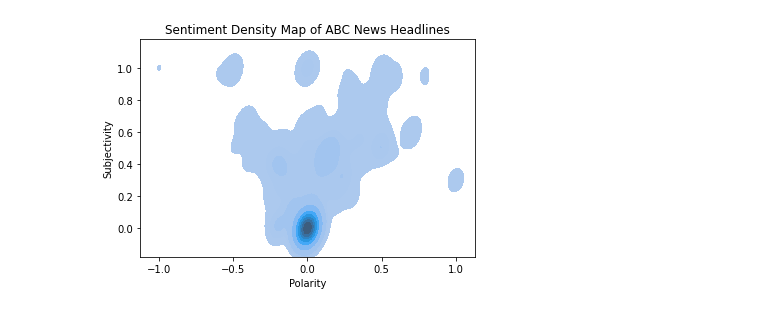
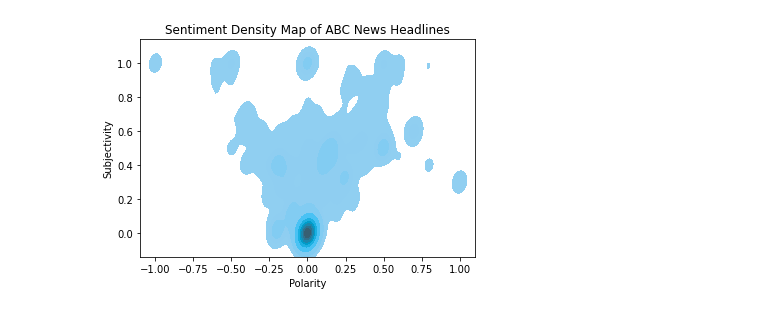
Before and after one commit to markalas/news-sentiment-analysis, a Jupyter notebook: main.ipynb, the cells around one changed output. Saved outputs shown, nothing was run; the diff lists cells and outputs as text; code cells hidden in the pictures.

Commit message:
Updated main.ipynb with charts

```diff
--- a/main.ipynb
+++ b/main.ipynb
@@ -78,30 +37,0 @@ abc_data_df['status_category'] = abc_data_df['status_type'].apply(status_cat)
-# %%
-# Calculate total reacts
-react_col = ['likes_count', 'comments_count', 'shares_count', 'love_count',
-            'wow_count', 'haha_count', 'sad_count', 'thankful_count', 'angry_count',]
-
-abc_data_df['total_reacts'] = abc_data_df[react_col].sum(axis=1)
-
-# Transform 'posted_at' to datetime.datime object
-abc_data_df['posted_at'] = pd.to_datetime(abc_data_df['posted_at'])
-
-# Round datetime.datetime object to the nearest hour recursively using round_hour method
-def round_hour(t):
-    t_start_hr = t.replace(minute=0, second=0, microsecond=0) # round to down to nearest hour
-    t = t_start_hr
-    return t
-
-abc_data_df['posted_at'] = abc_data_df['posted_at'].apply(round_hour)
-
-# Store date and time in new columns using list comprehension
-abc_data_df['date_posted'] = [i.date() for i in abc_data_df['posted_at']]
-abc_data_df['time_posted'] = [i.time() for i in abc_data_df['posted_at']]
-abc_data_df.drop(columns=['posted_at'], inplace=True)
-# %%
-# Define function to determine sentiment of abc_data_df['name']
-def analyze_sentiment(headline):
-    analysis = TextBlob(str(headline))
-    return analysis.sentiment # returns sentiment, subjectivity
-
-# Create new column on abc_data_df called 'Sentiment' and store sentiment values using analyze_sentiment method
-abc_data_df[['name_sentiment', 'name_subjectivity']] = np.array([analyze_sentiment(str(headline)) for headline in abc_data_df['name']])
@@ -167,0 +113,9 @@ plt.show()
+# %%
+ # ABC Data cleaning
+abc_data_clean = CleanData(abc_data_df)
+abc_data_clean.fill_na()
+abc_data_clean.news_outlet(outlet='ABC')
+abc_data_clean.calculate_reacts()
+abc_data_clean.clean_datetime()
+abc_data_clean.analyze_df()
+abc_data_clean = abc_data_clean.show_df()
@@ -168,7 +152,8 @@ plt.show()
 # %%
-# Show sentiment density using seaborn
-sentiment_density = sns.kdeplot(data=abc_data_sample, y='name_subjectivity', x='name_sentiment', fill=True)
+ # Show sentiment density using seaborn
+chart = plt.figure('ABC')
+sentiment_density = sns.kdeplot(data=abc_data_clean, y='name_subjectivity', x='name_sentiment', fill=True, color='#33C9FF')
 sentiment_density.set(xlabel='Polarity', ylabel='Subjectivity', title='Sentiment Density Map of ABC News Headlines')
 plt.show()
 # %% [output]
-[figure, old version]
+[figure, new version]
```
Also changed, not shown: parts of 19 cells of this notebook, 1 other file.
